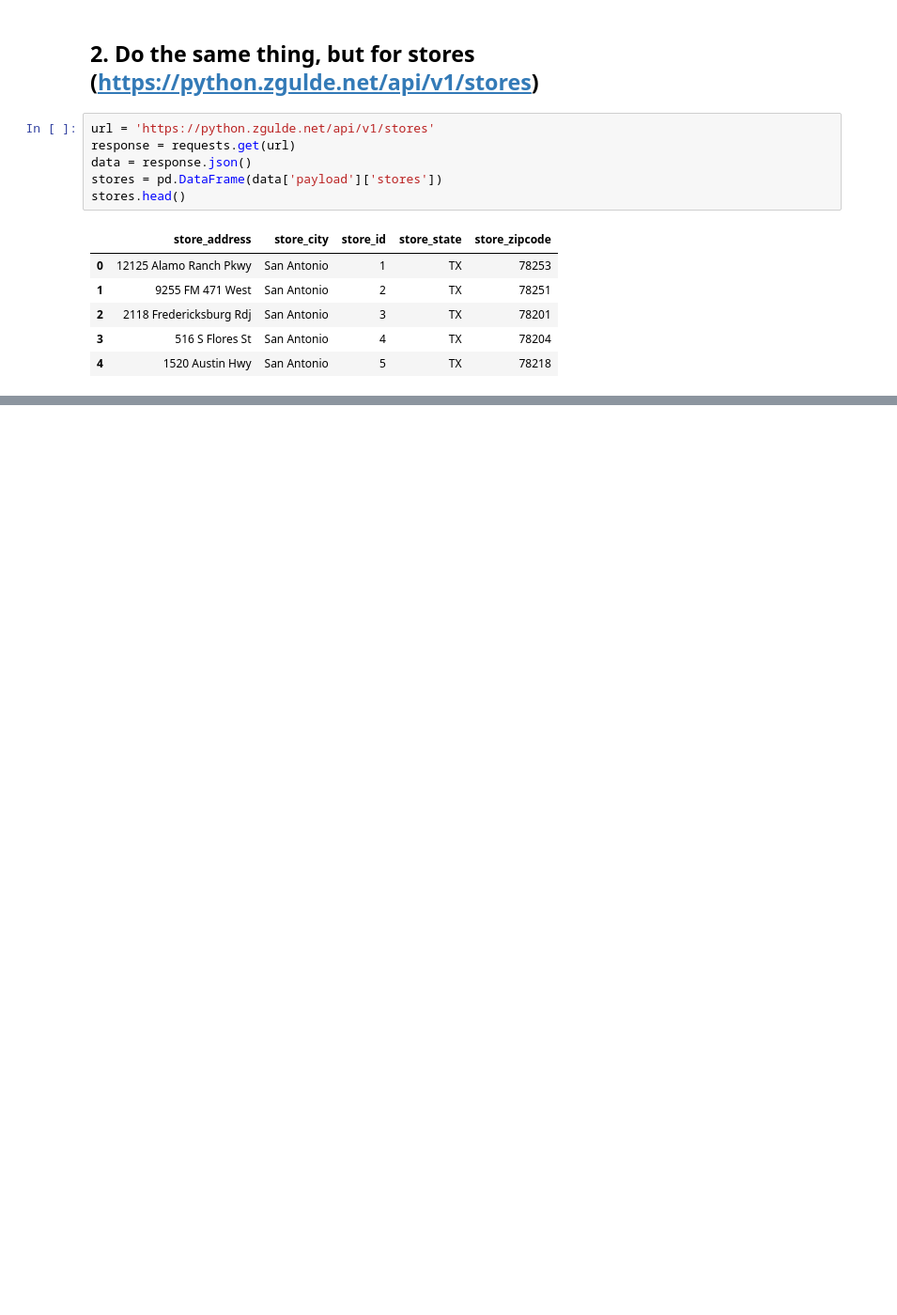
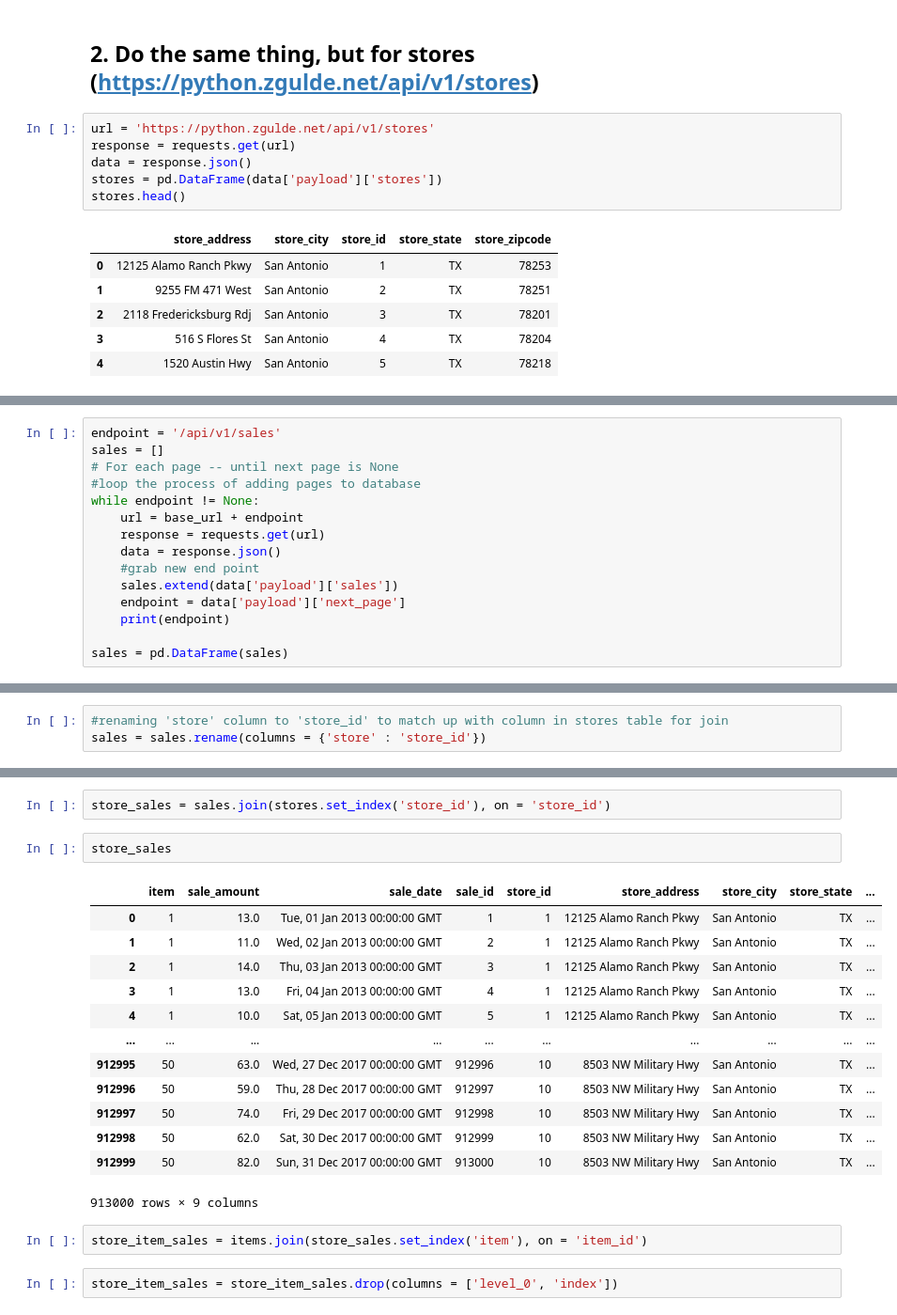
Before and after one commit to greg-maggard/time_series_exercises, a Jupyter notebook: time_series_exercises.ipynb, the cells around one changed output, grey strips where cells are left out. Shown: that part at 94% size. Saved outputs shown, nothing was run; the diff lists cells and outputs as text; blank space fills up the shorter version.

```diff
--- a/time_series_exercises.ipynb
+++ b/time_series_exercises.ipynb
@@ -37,0 +100,15 @@ stores.head()
+# %%
+endpoint = '/api/v1/sales'
+sales = []
+# For each page -- until next page is None
+#loop the process of adding pages to database
+while endpoint != None:
+    url = base_url + endpoint
+    response = requests.get(url)
+    data = response.json()
+    #grab new end point
+    sales.extend(data['payload']['sales'])
+    endpoint = data['payload']['next_page']
+    print(endpoint)
+
+sales = pd.DataFrame(sales)
@@ -37,0 +173,3 @@ stores.head()
+# %%
+#renaming 'store' column to 'store_id' to match up with column in stores table for join
+sales = sales.rename(columns = {'store' : 'store_id'})
@@ -37,0 +194,22 @@ stores.head()
+# %%
+store_sales = sales.join(stores.set_index('store_id'), on = 'store_id')
+# %%
+store_sales
+# %% [output]
+|  | item | sale_amount | sale_date | sale_id | store_id | store_address | store_city | store_state | ... |
+| 0 | 1 | 13.0 | Tue, 01 Jan 2013 00:00:00 GMT | 1 | 1 | 12125 Alamo Ranch Pkwy | San Antonio | TX | ... |
+| 1 | 1 | 11.0 | Wed, 02 Jan 2013 00:00:00 GMT | 2 | 1 | 12125 Alamo Ranch Pkwy | San Antonio | TX | ... |
+| 2 | 1 | 14.0 | Thu, 03 Jan 2013 00:00:00 GMT | 3 | 1 | 12125 Alamo Ranch Pkwy | San Antonio | TX | ... |
+| 3 | 1 | 13.0 | Fri, 04 Jan 2013 00:00:00 GMT | 4 | 1 | 12125 Alamo Ranch Pkwy | San Antonio | TX | ... |
+| 4 | 1 | 10.0 | Sat, 05 Jan 2013 00:00:00 GMT | 5 | 1 | 12125 Alamo Ranch Pkwy | San Antonio | TX | ... |
+| ... | ... | ... | ... | ... | ... | ... | ... | ... | ... |
+| 912995 | 50 | 63.0 | Wed, 27 Dec 2017 00:00:00 GMT | 912996 | 10 | 8503 NW Military Hwy | San Antonio | TX | ... |
+| 912996 | 50 | 59.0 | Thu, 28 Dec 2017 00:00:00 GMT | 912997 | 10 | 8503 NW Military Hwy | San Antonio | TX | ... |
+| 912997 | 50 | 74.0 | Fri, 29 Dec 2017 00:00:00 GMT | 912998 | 10 | 8503 NW Military Hwy | San Antonio | TX | ... |
+| 912998 | 50 | 62.0 | Sat, 30 Dec 2017 00:00:00 GMT | 912999 | 10 | 8503 NW Military Hwy | San Antonio | TX | ... |
+| 912999 | 50 | 82.0 | Sun, 31 Dec 2017 00:00:00 GMT | 913000 | 10 | 8503 NW Military Hwy | San Antonio | TX | ... |
+913000 rows × 9 columns
+# %%
+store_item_sales = items.join(store_sales.set_index('item'), on = 'item_id')
+# %%
+store_item_sales = store_item_sales.drop(columns = ['level_0', 'index'])
```
Also changed, not shown: parts of 18 cells of this notebook.
